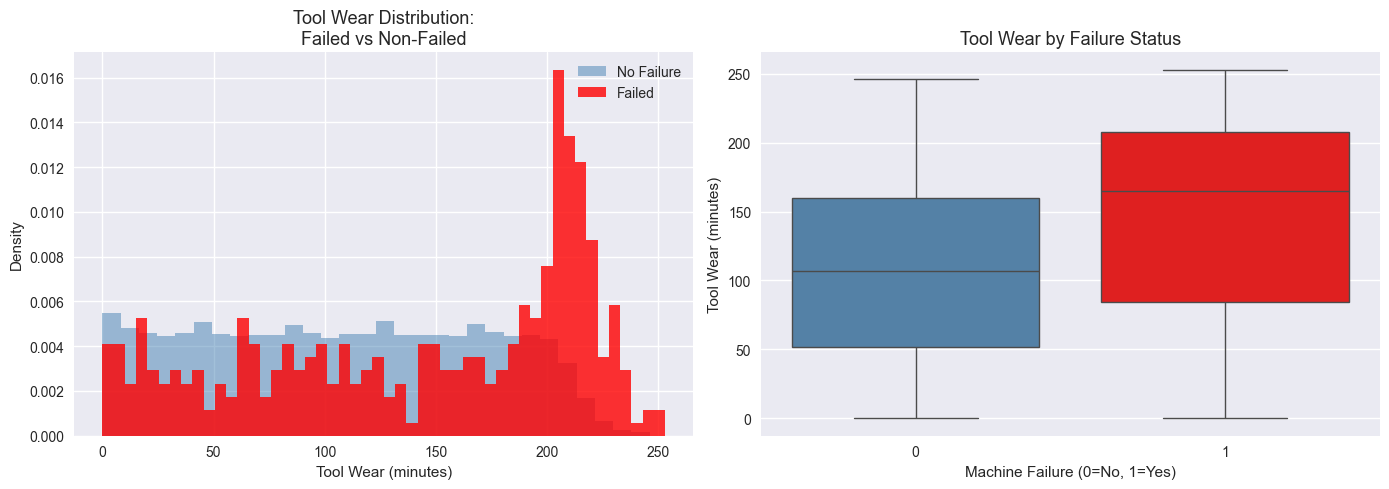
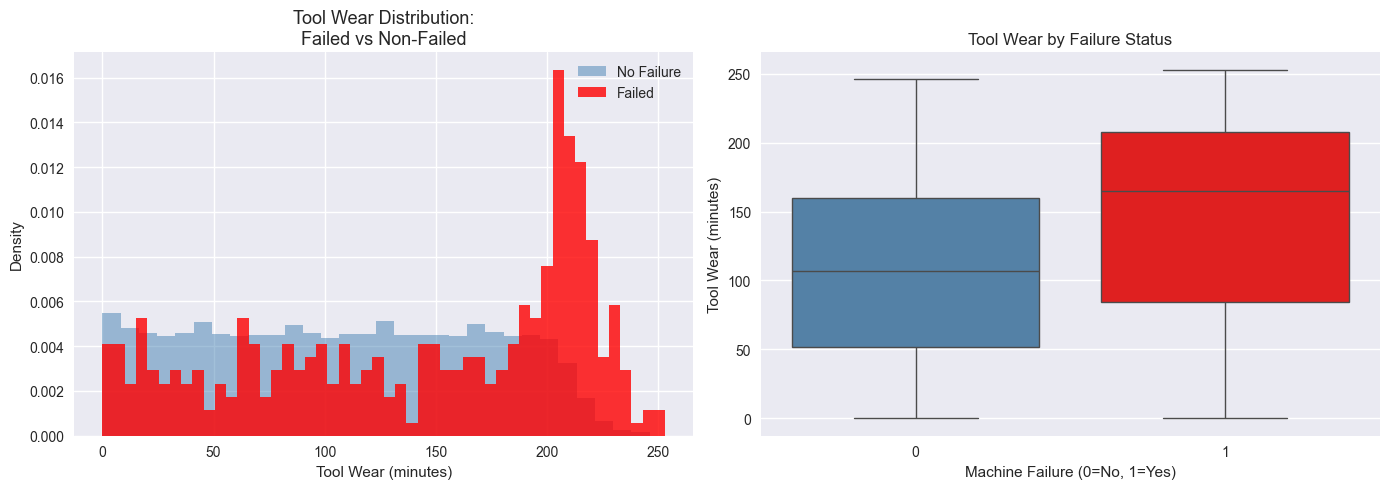
The notebook cell's code change between the first figure and the second:
--- before
+++ after
@@ -15,5 +15,5 @@
 
 sns.boxplot( x='Machine failure', y='Tool wear [min]', data=df, ax=axes[1], palette={'0': 'steelblue', '1': 'red'})
-axes[1].set_title('Tool Wear by Failure Status', fontsize=13)
+axes[1].set_title('Tool Wear by Failure Status', fontsize=12)
 axes[1].set_xlabel('Machine Failure (0=No, 1=Yes)')
 axes[1].set_ylabel('Tool Wear (minutes)')

Commit: May 23, 2026, 8:44 PM